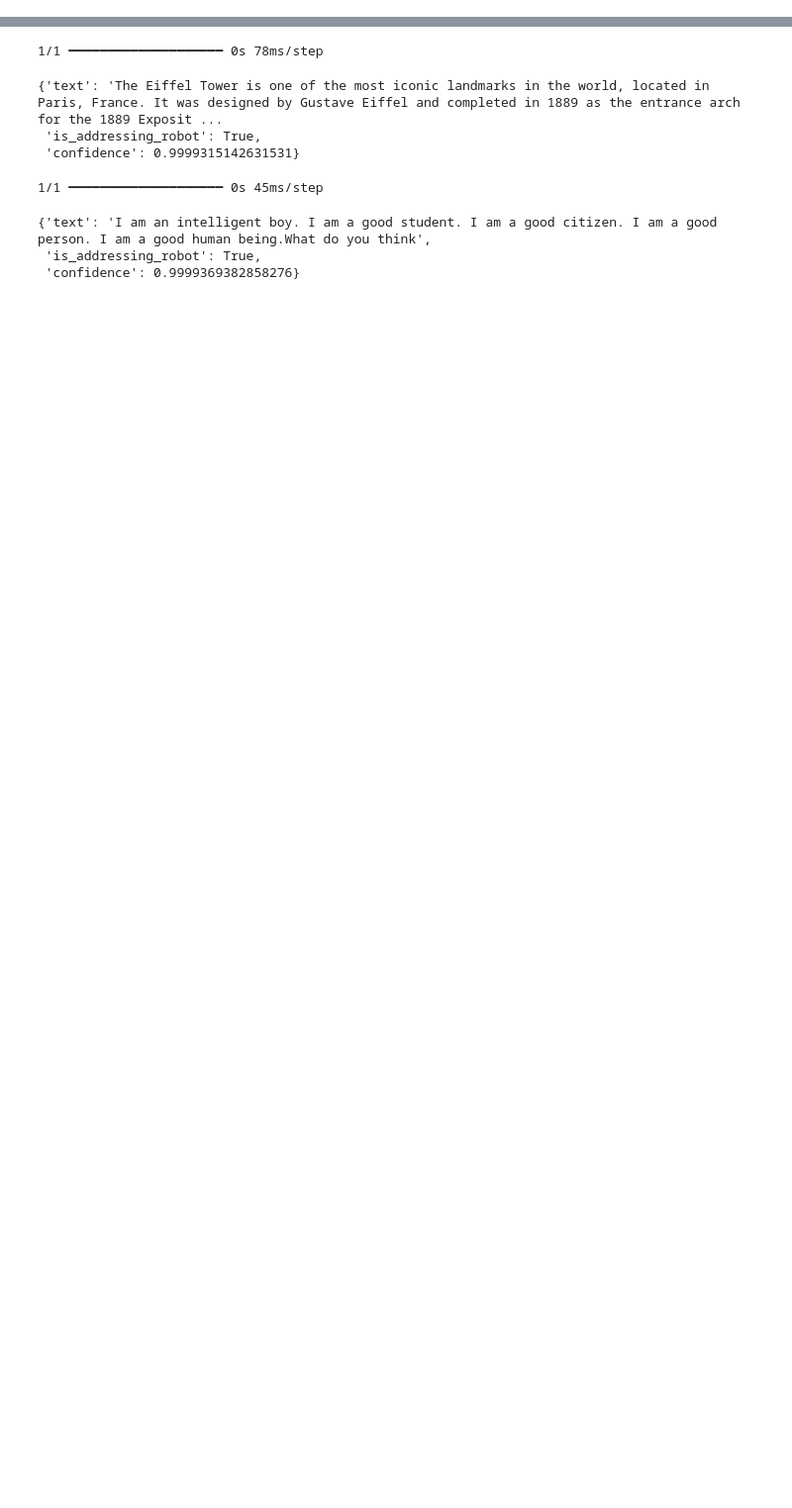
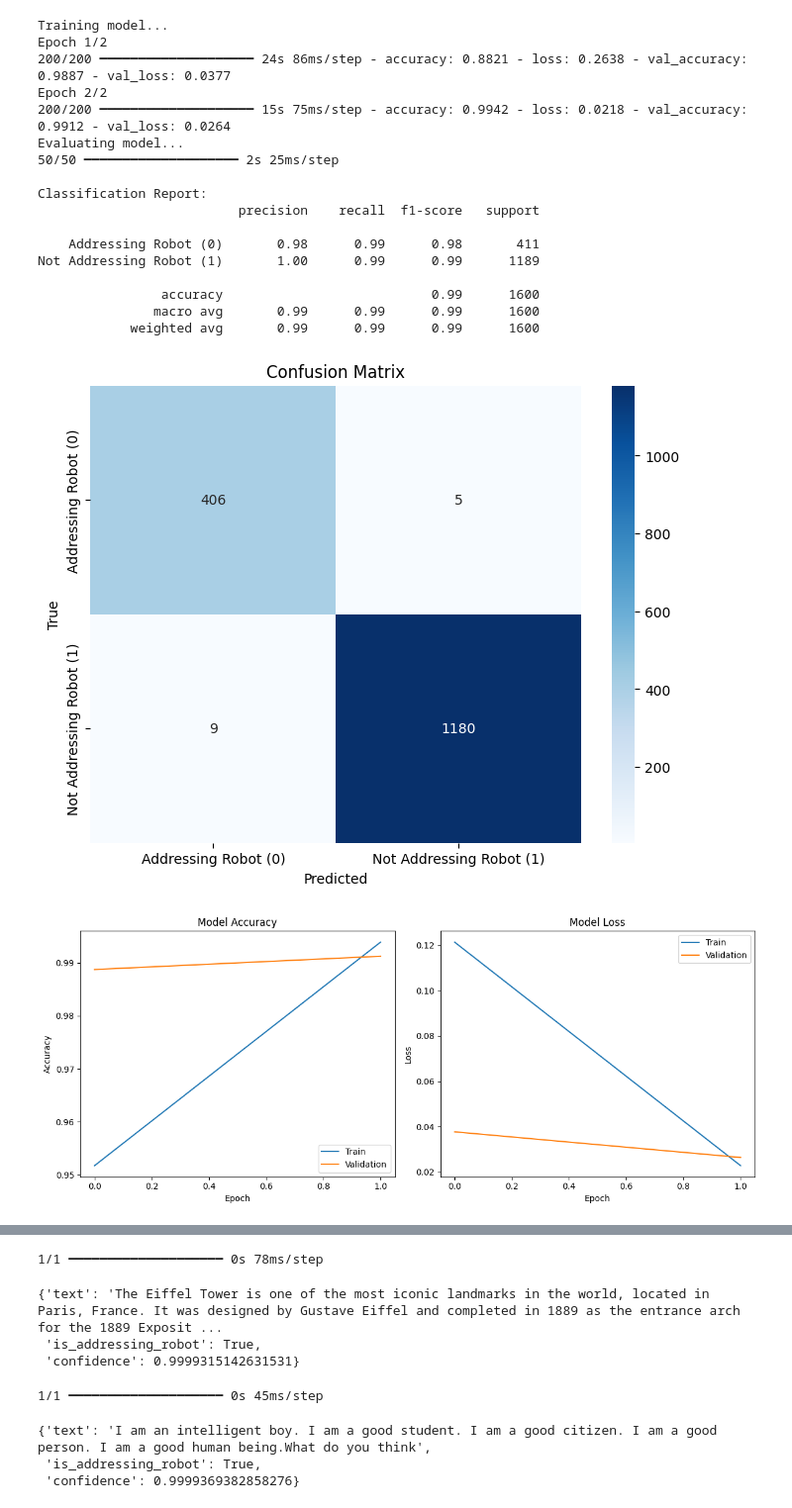
Before and after one commit to Dawn-Of-Justice/SpeakSense, a Jupyter notebook: audio_model/test.ipynb, the cells around one changed output, grey strips where cells are left out. Shown: that part at 99% size. Drawn from its saved outputs; the diff is of its cells as text; code cells hidden in the pictures; blank space fills up the shorter version.

```diff
--- a/audio_model/test.ipynb
+++ b/audio_model/test.ipynb
@@ -149,6 +131,17 @@ def build_model(vocab_size, embedding_dim=128, max_sequence_length=1000):
 
     return model
 
+
+# Embedding(vocab_size, embedding_dim, input_length=max_sequence_length)
+# Bidirectional(LSTM(embedding_dim, 64, return_sequences=True)),
+# Dropout(0.2),
+# Bidirectional(LSTM(64, 32)),
+# Dropout(0.2),
+
+# # Output layer
+# Dense(64, 1, activation='sigmoid')
+
+
 # Train model
 def train_model(model, X_train, y_train, X_val, y_val, epochs=10, batch_size=32):
     history = model.fit(
@@ -212,11 +205,12 @@ def plot_history(history):
 # Example usage
 def main():
     # Configuration
-    csv_filepath = '/content/cleaned_mixed_data_no_punct.csv'  # Replace with your CSV file path
+    csv_filepath = './cleaned_mixed_data_no_punctuation2.csv'  # Replace with your CSV file path
+    # csv_filepath = './New_data.csv'  # Replace with your CSV file path
     max_words = 10000
     max_sequence_length = 100
     embedding_dim = 128
-    epochs = 4
+    epochs = 2
     batch_size = 32
     validation_split = 0.2
 
@@ -245,8 +239,8 @@ def main():
     plot_history(history)
 
     # Save model
-    model.save('robot_addressing_classifier.h5')
-    print("Model saved as 'robot_addressing_classifier.h5'")
+    model.save('robot_addressing_classifier_new.h5')
+    print("Model saved as 'robot_addressing_classifier_new.h5'")
 
     # Save tokenizer
     import pickle
@@ -258,3 +252,4 @@ def main():
 
 if __name__ == "__main__":
     main()
+# %% [output]
@@ -260,0 +279,19 @@ if __name__ == "__main__":
+Training model...
+Epoch 1/2
+200/200 ━━━━━━━━━━━━━━━━━━━━ 24s 86ms/step - accuracy: 0.8821 - loss: 0.2638 - val_accuracy: 0.9887 - val_loss: 0.0377
+Epoch 2/2
+200/200 ━━━━━━━━━━━━━━━━━━━━ 15s 75ms/step - accuracy: 0.9942 - loss: 0.0218 - val_accuracy: 0.9912 - val_loss: 0.0264
+Evaluating model...
+50/50 ━━━━━━━━━━━━━━━━━━━━ 2s 25ms/step
+
+Classification Report:
+                          precision    recall  f1-score   support
+
+    Addressing Robot (0)       0.98      0.99      0.98       411
+Not Addressing Robot (1)       1.00      0.99      0.99      1189
+
+                accuracy                           0.99      1600
+               macro avg       0.99      0.99      0.99      1600
+            weighted avg       0.99      0.99      0.99      1600
+[figure, added]
+[figure, added]
```
Also changed, not shown: parts of 4 cells of this notebook, 34 other files.
